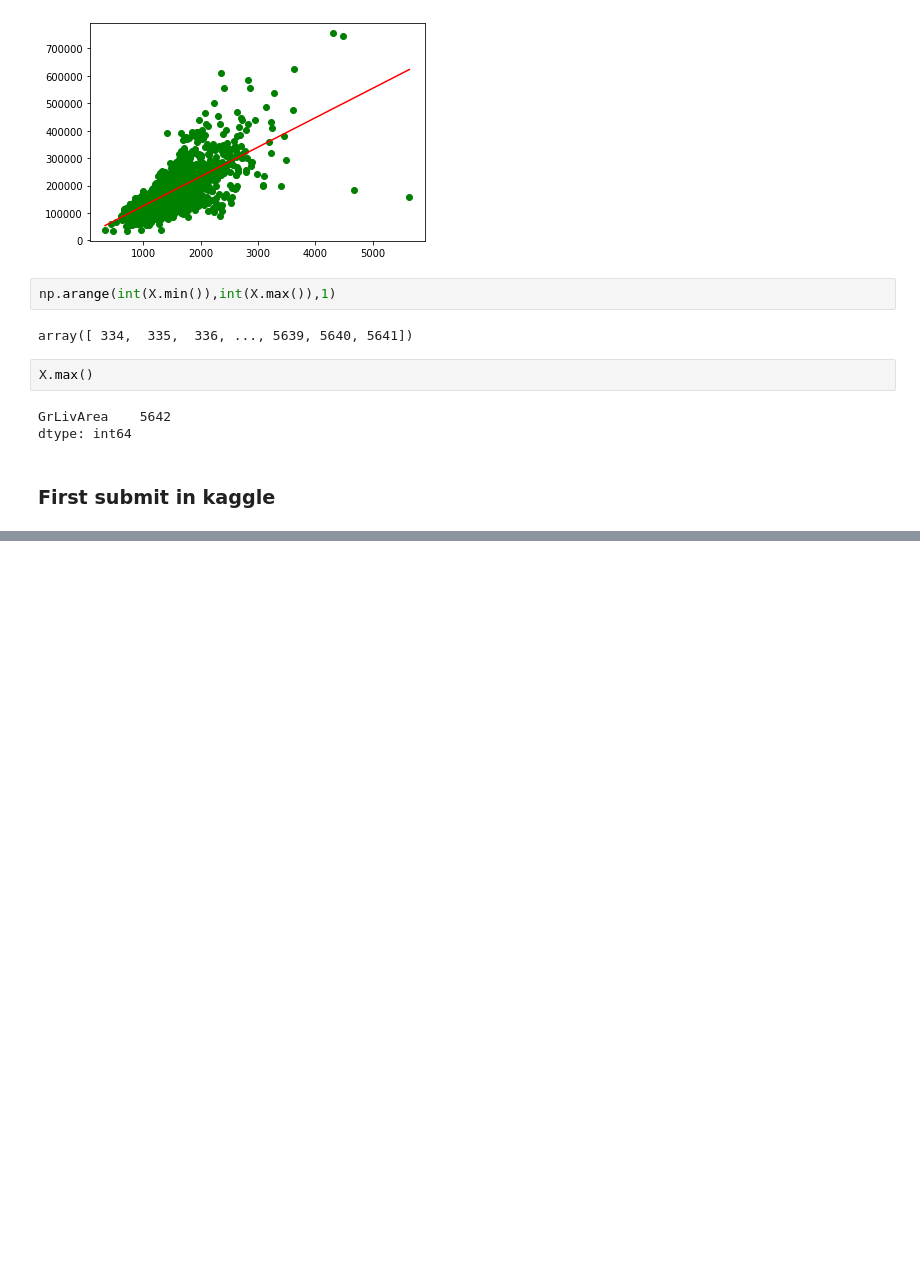
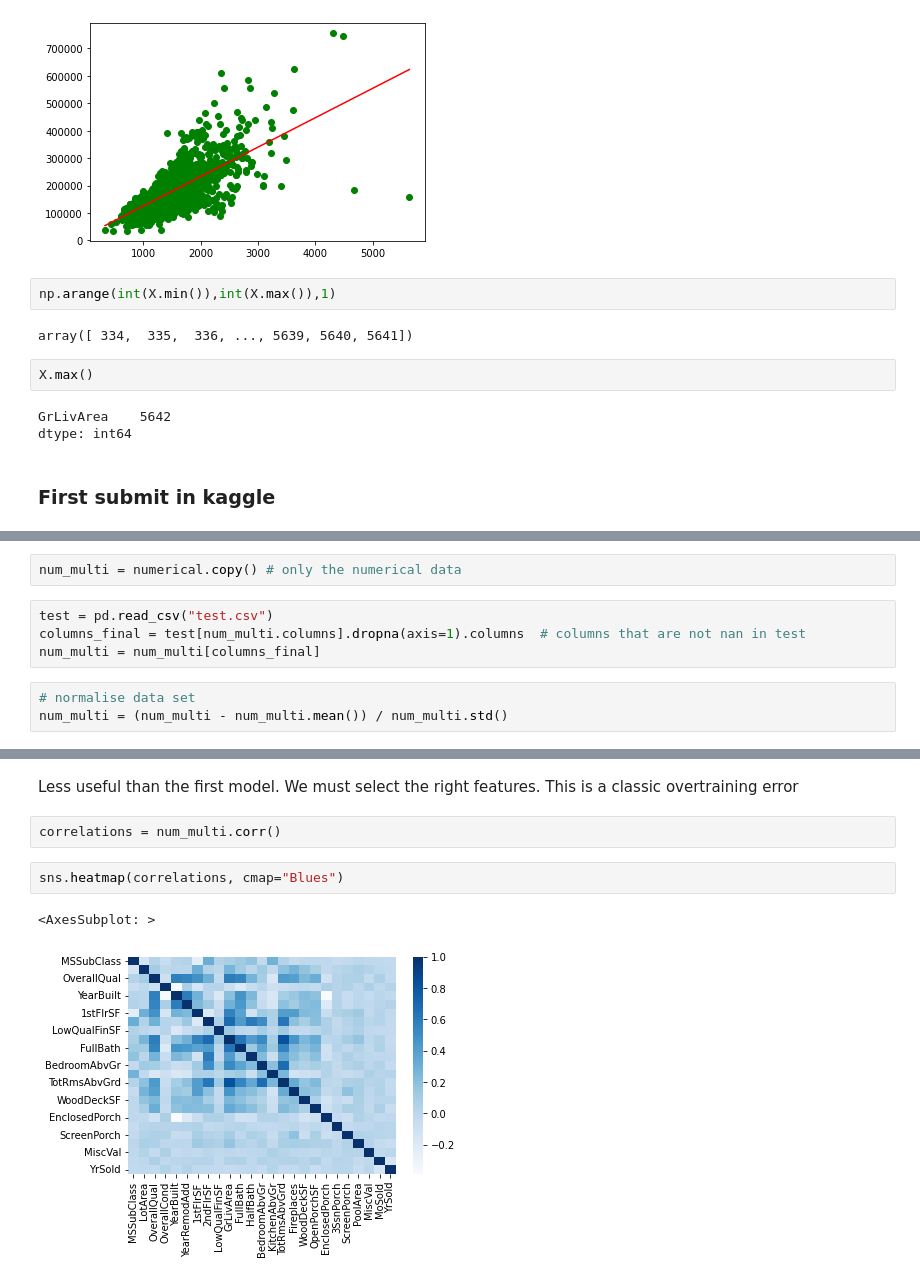
Before and after one commit to yannmb2/machine_learning_101, a Jupyter notebook: sklearn_102.ipynb, the cells around one changed output, grey strips where cells are left out. Saved outputs shown, nothing was run; the diff lists cells and outputs as text; blank space fills up the shorter version.

```diff
--- a/sklearn_102.ipynb
+++ b/sklearn_102.ipynb
@@ -179,0 +193,9 @@ dtype: int64
+# %%
+num_multi = numerical.copy() # only the numerical data
+# %%
+test = pd.read_csv("test.csv")
+columns_final = test[num_multi.columns].dropna(axis=1).columns  # columns that are not nan in test
+num_multi = num_multi[columns_final]
+# %%
+# normalise data set
+num_multi = (num_multi - num_multi.mean()) / num_multi.std()
@@ -179,0 +256,10 @@ dtype: int64
+# %% [markdown]
+Less useful than the first model. We must select the right features.
+This is a classic overtraining error
+# %%
+correlations = num_multi.corr()
+# %%
+sns.heatmap(correlations, cmap="Blues")
+# %% [output]
+<AxesSubplot: >
+[figure, added]
```
Also changed, not shown: parts of 23 cells of this notebook, 1 other file.
